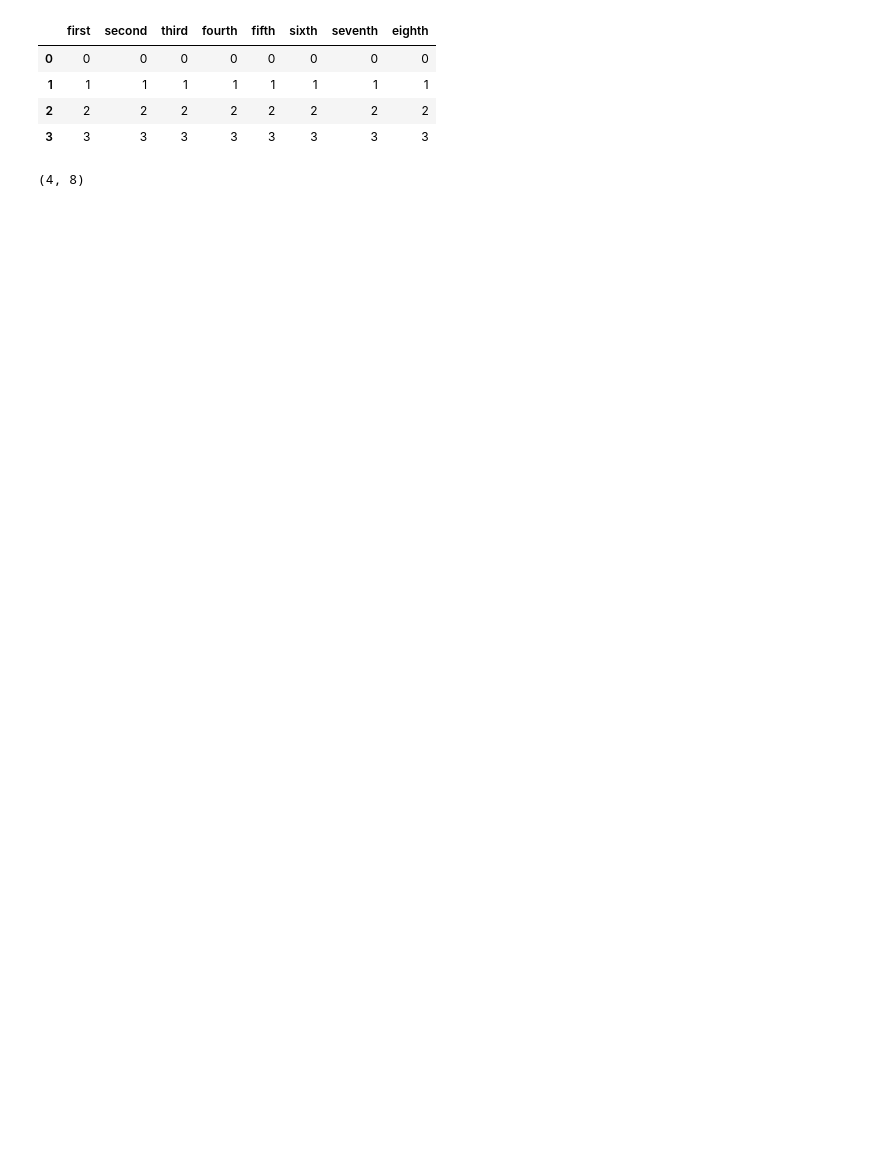
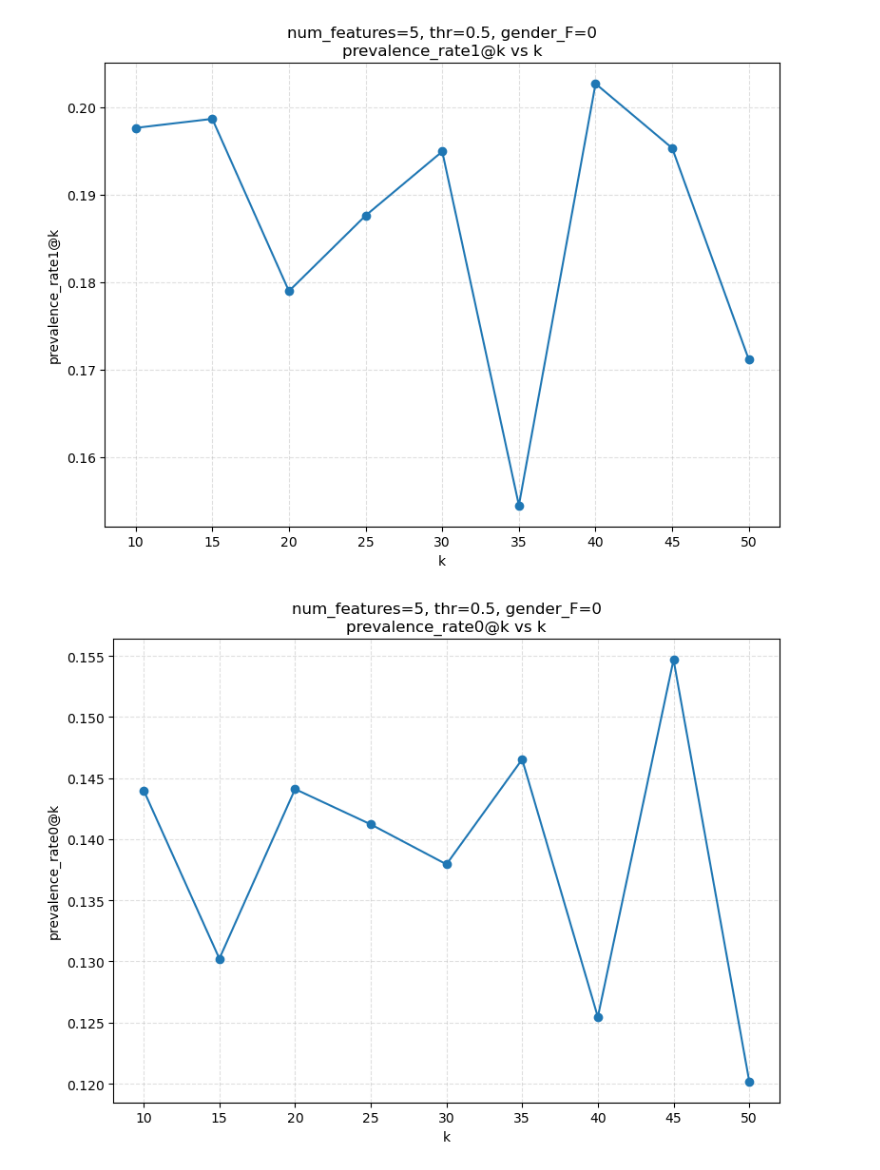
Before and after one commit to tianliiii/Fairlearn, a Jupyter notebook: try.ipynb, the cells around one changed output. Cells and saved outputs as stored; diff of their text form; code cells hidden in the pictures; blank space fills up the shorter version.

```diff
--- a/try.ipynb
+++ b/try.ipynb
@@ -707,20 +702,44 @@ plot_bootstrap_dists(df_var, boot_tables, metric_cols, 0, bins=30)
-# %%
-fake_df = pd.DataFrame({'first': [0,1,2,3],
-                        'second': [0,1,2,3],
-                       'third': [0,1,2,3],
-                       'fourth': [0,1,2,3],
-                       'fifth': [0,1,2,3],
-                       'sixth': [0,1,2,3],
-                       'seventh': [0,1,2,3],
-                       'eighth': [0,1,2,3]})
-fake_df
-# %% [output]
-|  | first | second | third | fourth | fifth | sixth | seventh | eighth |
-| 0 | 0 | 0 | 0 | 0 | 0 | 0 | 0 | 0 |
-| 1 | 1 | 1 | 1 | 1 | 1 | 1 | 1 | 1 |
-| 2 | 2 | 2 | 2 | 2 | 2 | 2 | 2 | 2 |
-| 3 | 3 | 3 | 3 | 3 | 3 | 3 | 3 | 3 |
 # %%
-# fake_df.shape
+import numpy as np
+import pandas as pd
+import matplotlib.pyplot as plt
+
+def line_plot_at_k(
+        metric_frame,
+        metric_cols=('prevalence_rate1@k', 'prevalence_rate0@k',
+                     'treatment_rate1@k',  'treatment_rate0@k')):
+    """
+    以 k 为横坐标，分别为每个 fairness 切片画多条指标曲线
+    """
+
+
+    # 判断 split 列名
+    split_col = ("cumulative_split_point(<= split)"
+                 if "cumulative_split_point(<= split)" in metric_frame.columns
+                 else "exact_split_point(== split)")
+
+    id_cols = ['num_features', 'threshold', 'fairness_feature', split_col]
+
+    # 先对 k 排序，保证线条顺序正确
+    metric_frame = metric_frame.sort_values('k')
+
+    for key, df_sub in metric_frame.groupby(id_cols):
+        num_feat, thresh, feat, split_val = key
+        title_prefix = (f"num_features={num_feat}, thr={thresh}, "
+                        f"{feat}={split_val}")
+
+        for metric in metric_cols:
+            fig, ax = plt.subplots(figsize=(8, 6))
+            ax.plot(df_sub['k'], df_sub[metric], marker='o')
+            ax.set_title(f"{title_prefix}\n{metric} vs k")
+            ax.set_xlabel('k')
+            ax.set_ylabel(metric)
+            ax.set_xticks(df_sub['k'])
+            ax.grid(True, linestyle='--', alpha=0.4)
+            plt.tight_layout()
+            plt.show()
+df= pd.read_csv('Fake_fairness-at-k_metrics.csv')
+line_plot_at_k(df)
 # %% [output]
-(4, 8)
+[figure, added]
+[figure, added]
```
Also changed, not shown: parts of 2 cells of this notebook, 1 other file.
